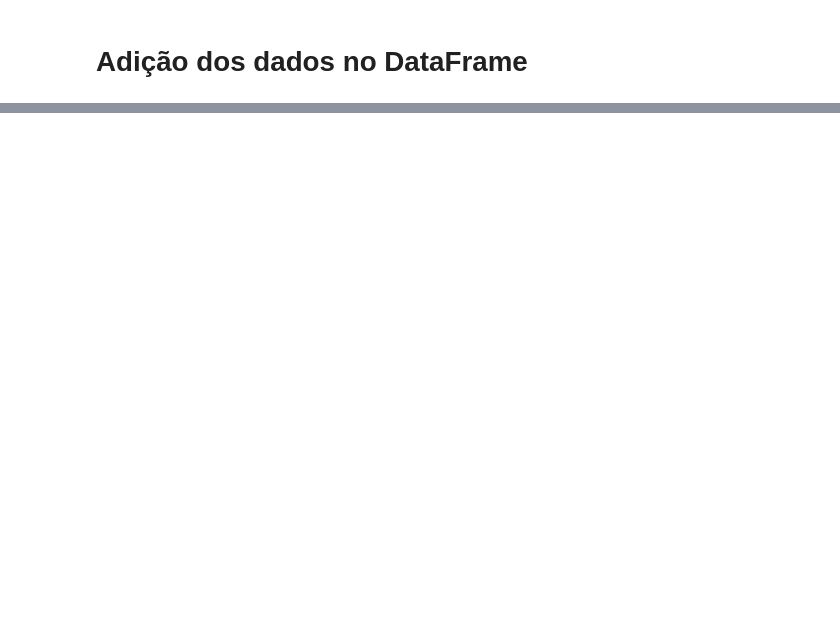
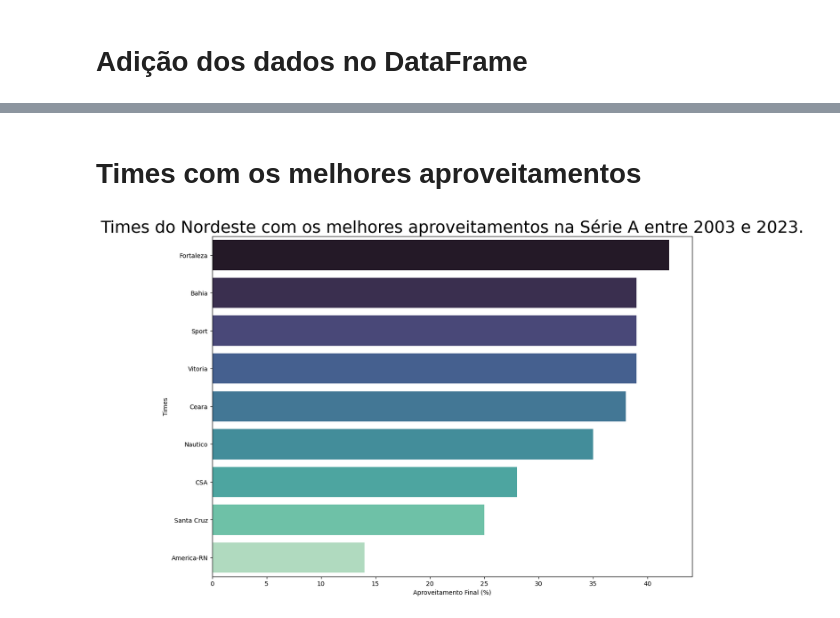
Before and after one commit to 022Vinicius/An-lises_de_dados_esportes, a Jupyter notebook: futebol_pernambucano.ipynb, the cells around one changed output, grey strips where cells are left out. Cells and saved outputs as stored; diff of their text form; code cells hidden in the pictures; blank space fills up the shorter version.

```diff
--- a/futebol_pernambucano.ipynb
+++ b/futebol_pernambucano.ipynb
@@ -503,7 +506,6 @@ total_jogos_times = clubes_nordeste['mandante'].value_counts().add(clubes_nordes
 # Adição dos dados no DataFrame
 # %%
 nordeste_times['total_jogos'] = total_jogos_times
-nordeste_times['qtde_temporadas_disputadas'] = nordeste_times.total_jogos.apply(lambda x: times_mais_temporadas(x))
 nordeste_times['total_vitorias_casa'] = total_vitorias_casa
 nordeste_times['total_empates_casa'] = total_empates_casa
 nordeste_times['total_derrotas_casa'] = total_derrotas_casa
@@ -518,4 +520,6 @@ nordeste_times['total_gols_marcados'] = total_gols_marcados
 nordeste_times['total_gols_sofridos'] = total_gols_sofridos
 nordeste_times['total_pontos'] = total_pontos_times
 nordeste_times['aproveitamento_final_%'] = round(aproveitamento_final_times, 2)
+nordeste_times1 = nordeste_times[nordeste_times.index.isin(times_nordeste)]
+nordeste_times1
 # %% [output]
@@ -522,0 +538,14 @@ TypeError: 'Series' object is not callable
+# %%
+
+cols_to_convert = [
+    'total_vitorias_casa', 'total_empates_casa', 'total_derrotas_casa',
+    'total_gols_marcados_casa', 'total_gols_sofridos_casa',
+    'total_vitorias_fora', 'total_empates_fora', 'total_derrotas_fora',
+    'total_gols_marcados_fora', 'total_gols_sofridos_fora',
+    'total_gols_marcados', 'total_gols_sofridos', 'total_pontos'
+]
+
+# Convertendo as colunas para int usando np.int64
+nordeste_times1[cols_to_convert] = nordeste_times1[cols_to_convert].astype(np.int64)
+nordeste_times = nordeste_times1
+nordeste_times.columns
@@ -522,0 +565,25 @@ TypeError: 'Series' object is not callable
+# %% [markdown]
+# Times com os melhores aproveitamentos
+# %%
+nordeste_times_aproveitamento = nordeste_times.sort_values(by='aproveitamento_final_%', ascending=False)
+
+# Resetando o índice para acessar os nomes dos times
+nordeste_times_aproveitamento = nordeste_times_aproveitamento.reset_index()
+
+# Configurando o tamanho da figura
+plt.figure(figsize=(14, 10))
+
+# Plotando o gráfico de barras
+sns.barplot(x='aproveitamento_final_%', y='index', data=nordeste_times_aproveitamento, palette='mako')
+
+# Definindo título e ajustando tamanho da fonte
+plt.title('Times do Nordeste com os melhores aproveitamentos na Série A entre 2003 e 2023.', fontsize=27)
+
+# Ajustando o tamanho da fonte dos rótulos dos eixos
+plt.xlabel('Aproveitamento Final (%)')
+plt.ylabel('Times')
+
+# Exibindo o gráfico
+plt.show()
+# %% [output]
+[figure, added]
```
Also changed, not shown: parts of 9 cells of this notebook.
